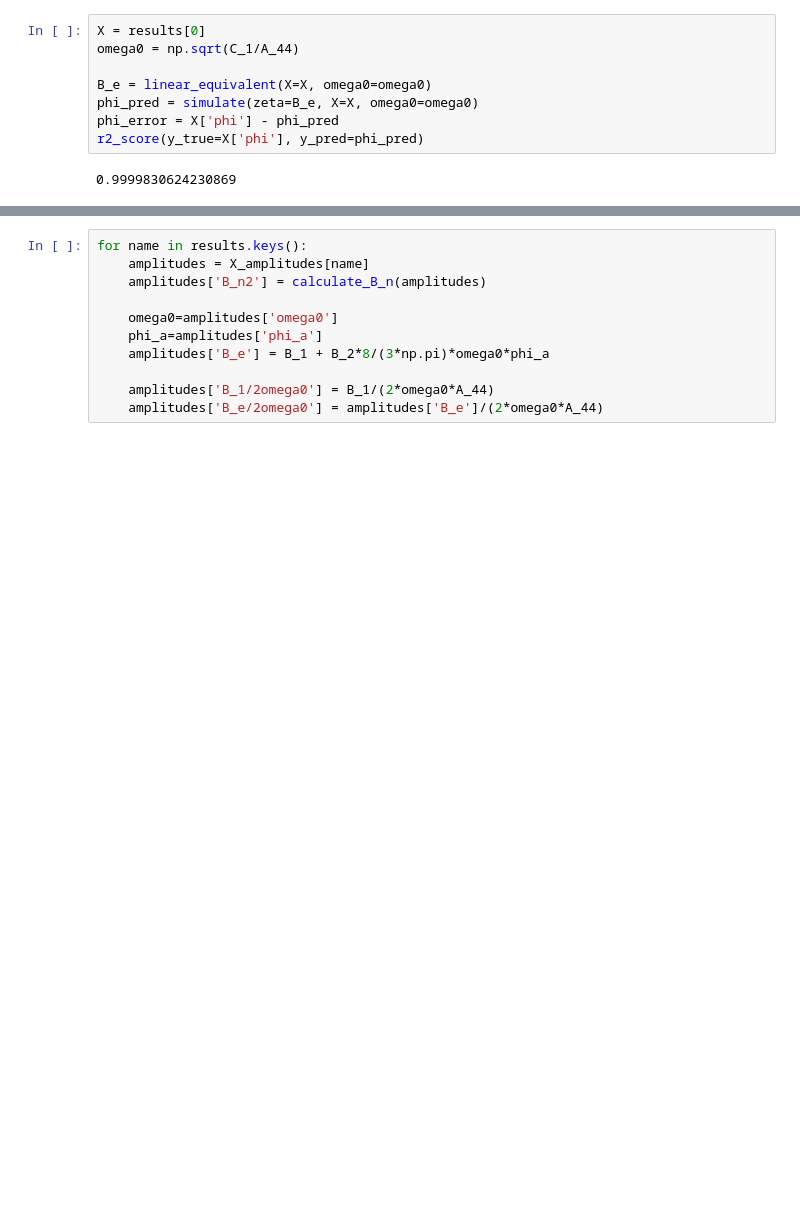
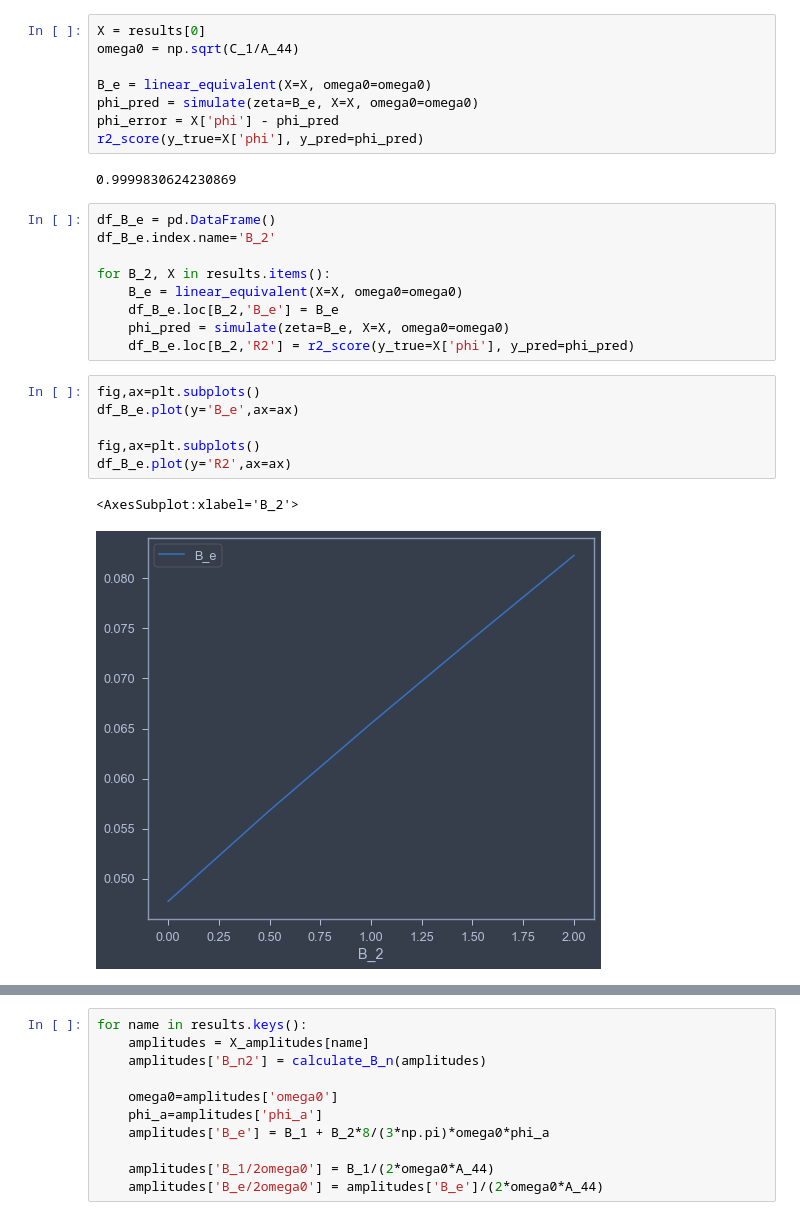
Before and after one commit to martinlarsalbert/Prediction-of-roll-motion-using-fully-nonlinear-potential-flow-and-Ikedas-method, a Jupyter notebook: notebooks/02.3_ikeda_Be_assumption.ipynb, the cells around one changed output, grey strips where cells are left out. Cells and saved outputs as stored; diff of their text form; blank space fills up the shorter version.

Commit message:
...it is still zeta

```diff
--- a/notebooks/02.3_ikeda_Be_assumption.ipynb
+++ b/notebooks/02.3_ikeda_Be_assumption.ipynb
@@ -280,3 +280,21 @@ phi_error = X['phi'] - phi_pred
 r2_score(y_true=X['phi'], y_pred=phi_pred)
 # %% [output]
 0.9999830624230869
+# %%
+df_B_e = pd.DataFrame()
+df_B_e.index.name='B_2'
+
+for B_2, X in results.items():
+    B_e = linear_equivalent(X=X, omega0=omega0)
+    df_B_e.loc[B_2,'B_e'] = B_e
+    phi_pred = simulate(zeta=B_e, X=X, omega0=omega0)
+    df_B_e.loc[B_2,'R2'] = r2_score(y_true=X['phi'], y_pred=phi_pred)
+# %%
+fig,ax=plt.subplots()
+df_B_e.plot(y='B_e',ax=ax)
+
+fig,ax=plt.subplots()
+df_B_e.plot(y='R2',ax=ax)
+# %% [output]
+<AxesSubplot:xlabel='B_2'>
+[figure, added]
```
Also changed, not shown: parts of 1 cell of this notebook.
